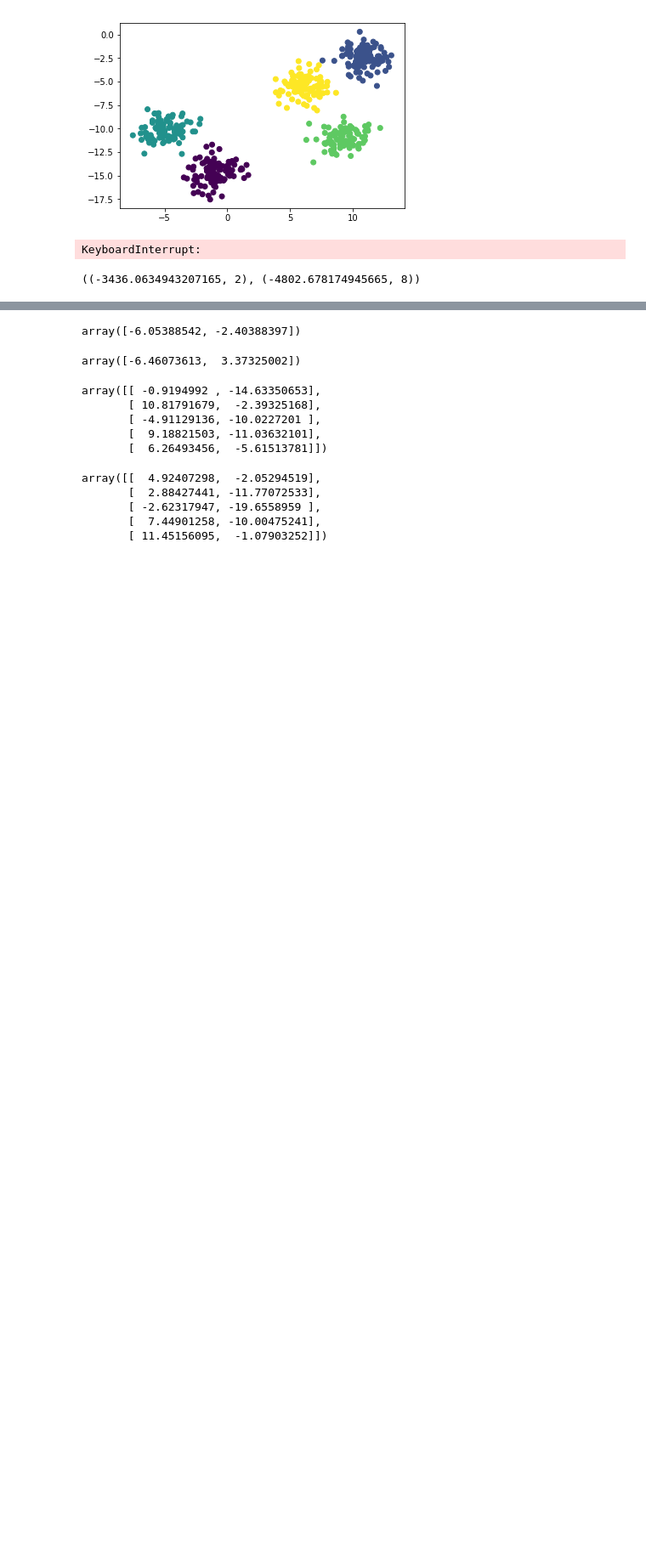
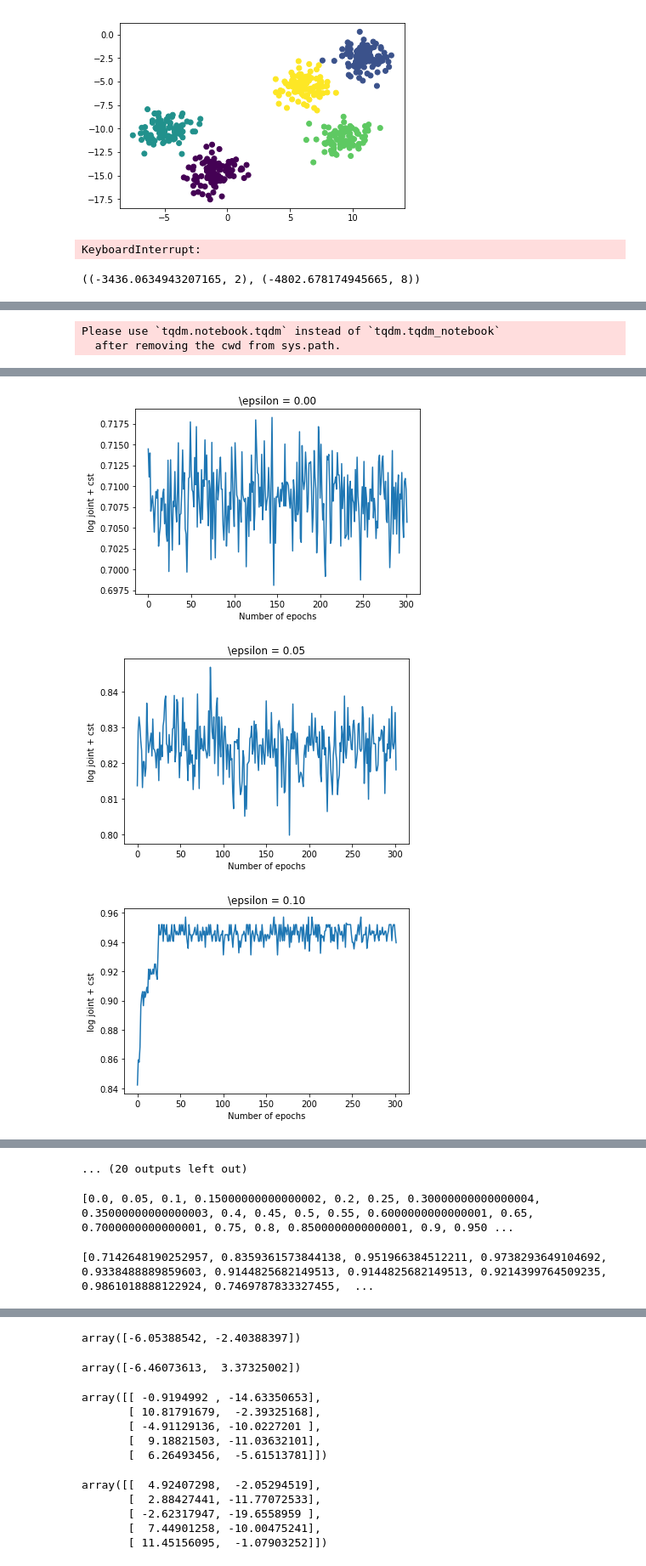
Before and after one commit to ANazaret/correlations, a Jupyter notebook: Gibbs Sampler.ipynb, the cells around one changed output, grey strips where cells are left out. Shown at 85% size. Cells and saved outputs as stored; diff of their text form; code cells hidden in the pictures; blank space fills up the shorter version.

```diff
--- a/Gibbs Sampler.ipynb
+++ b/Gibbs Sampler.ipynb
@@ -388,0 +399,11 @@ plt.plot(sampler.cluster_score)
+# %%
+n_cells = 500
+n_cell_types = 5
+n_genes = 2
+K = 3
+epsilon = 0.4
+seed = 22
+
+np.random.seed(seed)
+dg = DataGenerator(n_cells, n_cell_types, n_genes, K, epsilon)
+expression = dg.generate_gene_expression(epsilon, n_cells)
@@ -388,0 +412,23 @@ plt.plot(sampler.cluster_score)
+# %%
+models = dict()
+epsilons = []
+scores_clu = []
+for eps in tqdm.tqdm_notebook(np.arange(0,2,0.05)):
+    sampler = GibbsSampler(dg)
+    sampler.epsilon = eps
+    sampler.epsilon_up = eps / sampler.graph.shape[1]
+    sampler.cold_start(expression)
+
+    sampler.train(1500, expression)
+    plt.plot(sampler.cluster_score)
+    plt.title("\epsilon = %.2f"%eps)
+    plt.xlabel("Number of epochs")
+    plt.ylabel("log joint + cst")
+    plt.savefig("eps%.2f.pdf"%eps)
+    plt.show()
+    epsilons.append(eps)
+    scores_clu.append(max(sampler.cluster_score[-30:]))
+    models[eps] = sampler
+# %% [output]
+Please use `tqdm.notebook.tqdm` instead of `tqdm.tqdm_notebook`
+  after removing the cwd from sys.path.
@@ -388,0 +436,3 @@ plt.plot(sampler.cluster_score)
+[figure, added]
+[figure, added]
+[figure, added]
@@ -388,0 +446,9 @@ plt.plot(sampler.cluster_score)
+... (20 outputs left out)
+# %%
+print(epsilons)
+# %% [output]
+[0.0, 0.05, 0.1, 0.15000000000000002, 0.2, 0.25, 0.30000000000000004, 0.35000000000000003, 0.4, 0.45, 0.5, 0.55, 0.6000000000000001, 0.65, 0.7000000000000001, 0.75, 0.8, 0.8500000000000001, 0.9, 0.950 ...
+# %%
+print(scores_clu)
+# %% [output]
+[0.7142648190252957, 0.8359361573844138, 0.951966384512211, 0.9738293649104692, 0.9338488889859603, 0.9144825682149513, 0.9144825682149513, 0.9214399764509235, 0.9861018888122924, 0.7469787833327455,  ...
```
Also changed, not shown: parts of 40 cells of this notebook.
